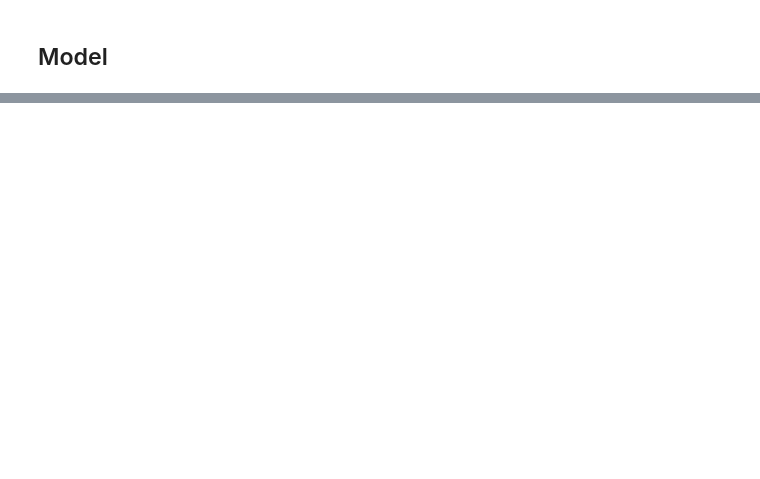
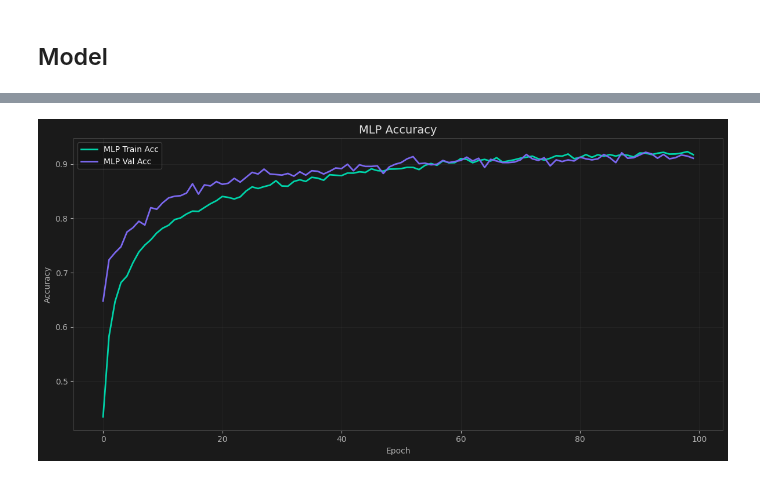
Before and after one commit to karthikiyerrrr/KBI-Capstone-Project, a Jupyter notebook: capstone_project.ipynb, the cells around one changed output, grey strips where cells are left out. Saved outputs shown, nothing was run; the diff lists cells and outputs as text; code cells hidden in the pictures; blank space fills up the shorter version.

```diff
--- a/capstone_project.ipynb
+++ b/capstone_project.ipynb
@@ -115,0 +248,20 @@ Accuracy: 0.93
+# %%
+N_FEATURES = X_train.shape[1]   # 57
+N_CLASSES  = len(np.unique(y))  # 10
+
+# ── MLP ───────────────────────────────────────────────────────────────────────
+mlp = Sequential([
+    Dense(256, activation='relu', input_shape=(N_FEATURES,)),
+    BatchNormalization(),
+    Dropout(0.3),
+    Dense(128, activation='relu'),
+    BatchNormalization(),
+    Dropout(0.3),
+    Dense(64, activation='relu'),
+    Dropout(0.3),
+    Dense(N_CLASSES, activation='softmax'),
+], name='mlp')
+
+mlp.compile(optimizer='adam', loss='sparse_categorical_crossentropy', metrics=['accuracy'])
+
+mlp.summary()
@@ -115,0 +290,8 @@ Accuracy: 0.93
+# %%
+mlp_history = mlp.fit(
+    X_train_scaled, y_train,
+    validation_data=(X_val_scaled, y_val),
+    epochs=100,
+    batch_size=32,
+    verbose=2
+)
@@ -115,0 +316,17 @@ Accuracy: 0.93
+# %%
+plt.style.use('dark_background')
+fig, ax = plt.subplots(figsize=(12, 6), facecolor='#1a1a1a')
+ax.set_facecolor('#1a1a1a')
+ax.plot(mlp_history.history['accuracy'], label='MLP Train Acc', color='#00d4aa', linewidth=2)
+ax.plot(mlp_history.history['val_accuracy'], label='MLP Val Acc', color='#7b68ee', linewidth=2)
+ax.set_title('MLP Accuracy', fontsize=14, color='#e0e0e0')
+ax.set_xlabel('Epoch', color='#b0b0b0')
+ax.set_ylabel('Accuracy', color='#b0b0b0')
+ax.tick_params(colors='#b0b0b0')
+ax.legend(framealpha=0.2)
+ax.grid(True, alpha=0.3, color='#404040')
+ax.spines[:].set_color('#404040')
+plt.tight_layout()
+plt.show()
+# %% [output]
+[figure, added]
```
Also changed, not shown: parts of 31 cells of this notebook, 26 other files.
